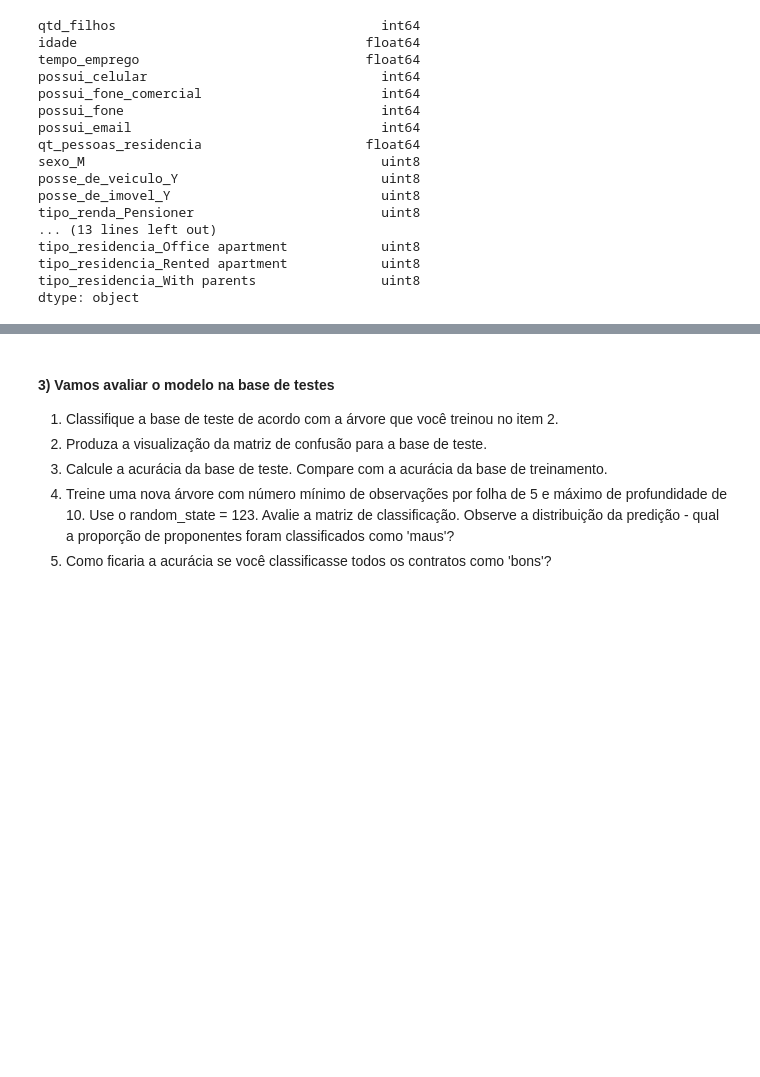
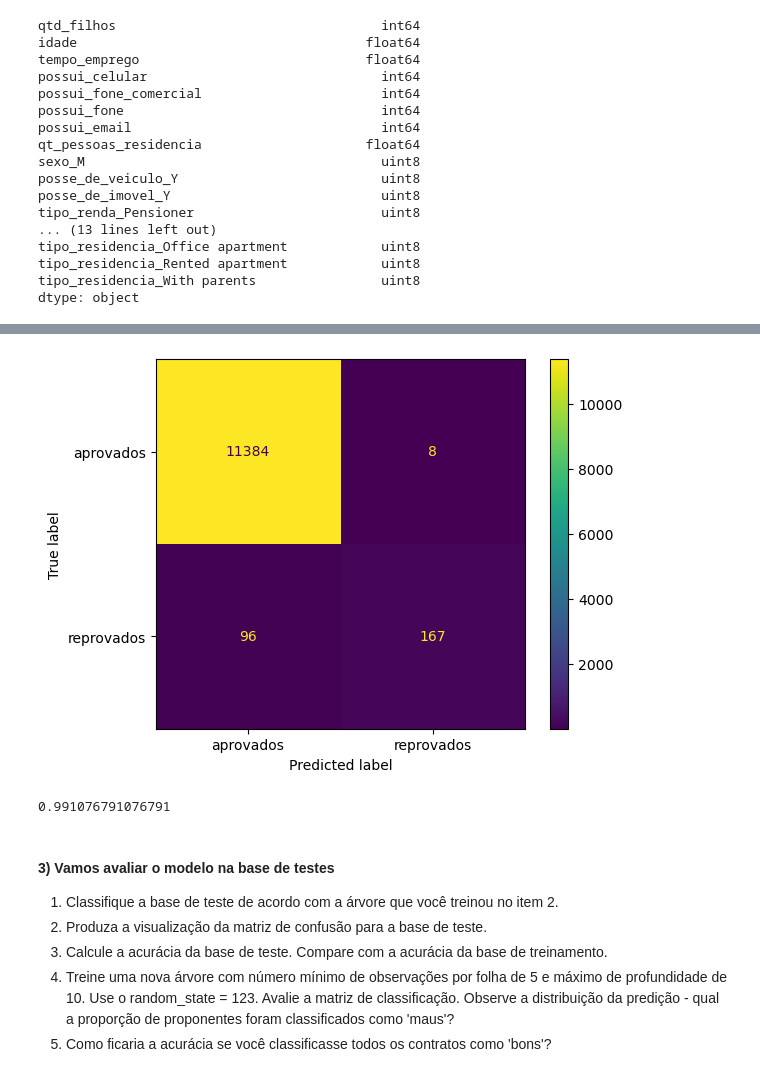
Before and after one commit to GabrielFevrier/voltazero, a Jupyter notebook: Mod 07 - Tarefa 02.ipynb, the cells around one changed output, grey strips where cells are left out. Saved outputs shown, nothing was run; the diff lists cells and outputs as text; code cells hidden in the pictures; blank space fills up the shorter version.

```diff
--- a/Mod 07 - Tarefa 02.ipynb
+++ b/Mod 07 - Tarefa 02.ipynb
@@ -83,3 +79,15 @@ InvalidParameterError: The 'feature_names' parameter of plot_tree must be an ins
+# %%
+cm = confusion_matrix(y_train, clf.predict(x_train),labels=clf.classes_)
+MatrizDeConfusao = ConfusionMatrixDisplay(confusion_matrix=cm, display_labels=['aprovados', 'reprovados'])
+
+MatrizDeConfusao.plot();
+# %% [output]
+[figure, added]
+# %%
+predict = clf.predict(x_train)
+accuracy_score(y_train, predict)
+# %% [output]
+0.991076791076791
 # %% [markdown]
 #### 3) Vamos avaliar o modelo na base de testes
 
```
Also changed, not shown: parts of 5 cells of this notebook.
